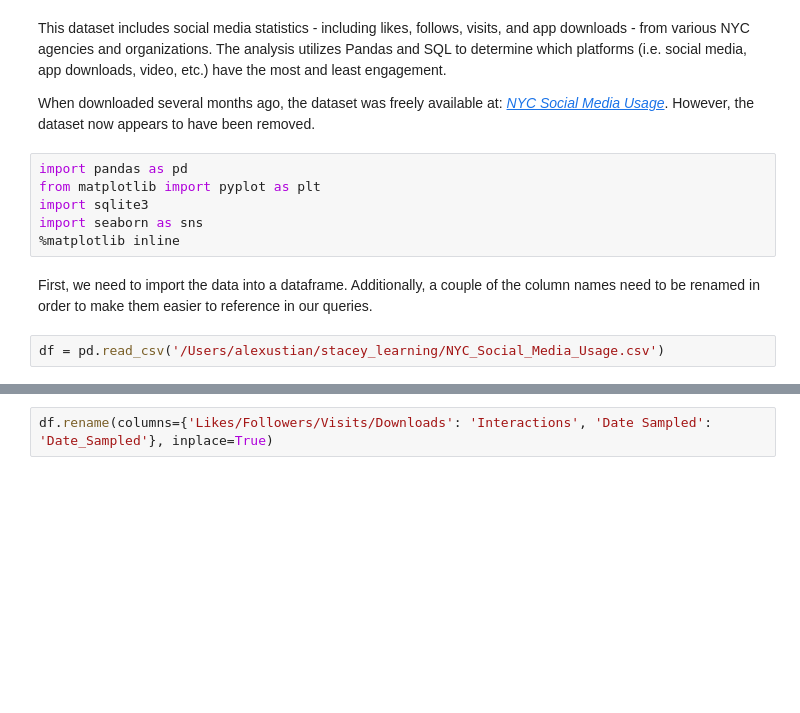
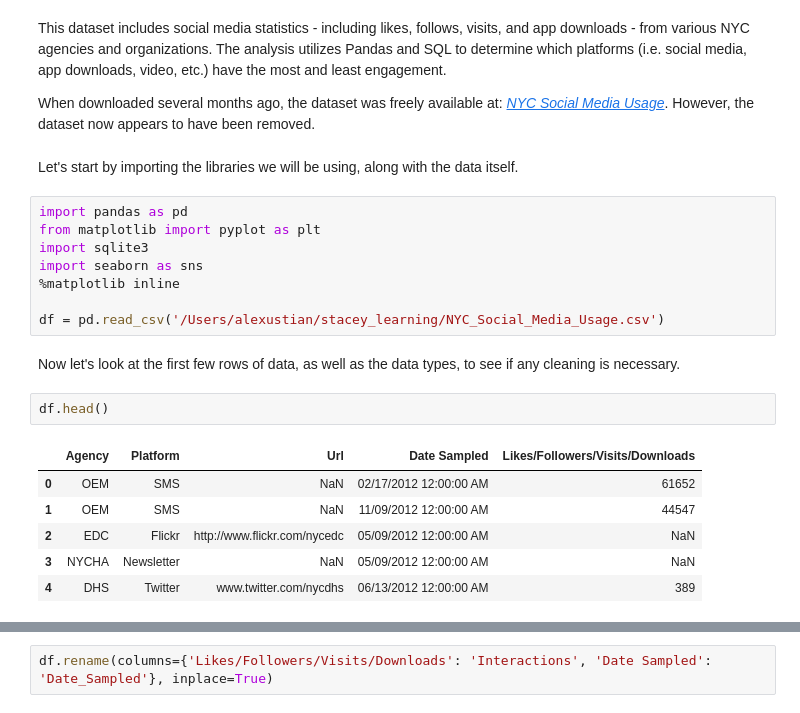
Before and after one commit to SUstian/NYC-Social-Media-Usage, a Jupyter notebook: NYC Social Media Engagement 2011-2012.ipynb, the cells around one changed output, grey strips where cells are left out. Saved outputs shown, nothing was run; the diff lists cells and outputs as text; blank space fills up the shorter version.

```diff
--- a/NYC Social Media Engagement 2011-2012.ipynb
+++ b/NYC Social Media Engagement 2011-2012.ipynb
@@ -4,13 +4,24 @@
 This dataset includes social media statistics - including likes, follows, visits, and app downloads - from various NYC agencies and organizations. The analysis utilizes Pandas and SQL to determine which platforms (i.e. social media, app downloads, video, etc.) have the most and least engagement.
 
 When downloaded several months ago, the dataset was freely available at: _[NYC Social Media Usage](https://www.google.com/url?sa=t&rct=j&q=&esrc=s&source=web&cd=10&cad=rja&uact=8&ved=2ahUKEwj0gZTVn-ThAhXMneAKHSi-DcgQFjAJegQIARAB&url=https%3A%2F%2Fdata.ny.gov%2FRecreation%2FNYC-Social-Media-Usage%2F5b3a-rs48%2Fdata&usg=AOvVaw3M8x-Fibiy1f5omS-tGzF6)_. However, the dataset now appears to have been removed.
+# %% [markdown]
+Let's start by importing the libraries we will be using, along with the data itself.
 # %%
 import pandas as pd
 from matplotlib import pyplot as plt
 import sqlite3
 import seaborn as sns
 %matplotlib inline
+
+df = pd.read_csv('/Users/alexustian/stacey_learning/NYC_Social_Media_Usage.csv')
-# %% [markdown]
-First, we need to import the data into a dataframe.  Additionally, a couple of the column names need to be renamed in order to make them easier to reference in our queries.
-# %%
-df = pd.read_csv('/Users/alexustian/stacey_learning/NYC_Social_Media_Usage.csv')
+# %% [markdown]
+Now let's look at the first few rows of data, as well as the data types, to see if any cleaning is necessary.
+# %%
+df.head()
+# %% [output]
+|  | Agency | Platform | Url | Date Sampled | Likes/Followers/Visits/Downloads |
+| 0 | OEM | SMS | NaN | 02/17/2012 12:00:00 AM | 61652 |
+| 1 | OEM | SMS | NaN | 11/09/2012 12:00:00 AM | 44547 |
+| 2 | EDC | Flickr | http://www.flickr.com/nycedc | 05/09/2012 12:00:00 AM | NaN |
+| 3 | NYCHA | Newsletter | NaN | 05/09/2012 12:00:00 AM | NaN |
+| 4 | DHS | Twitter | www.twitter.com/nycdhs | 06/13/2012 12:00:00 AM | 389 |
```
Also changed, not shown: parts of 7 cells of this notebook.
